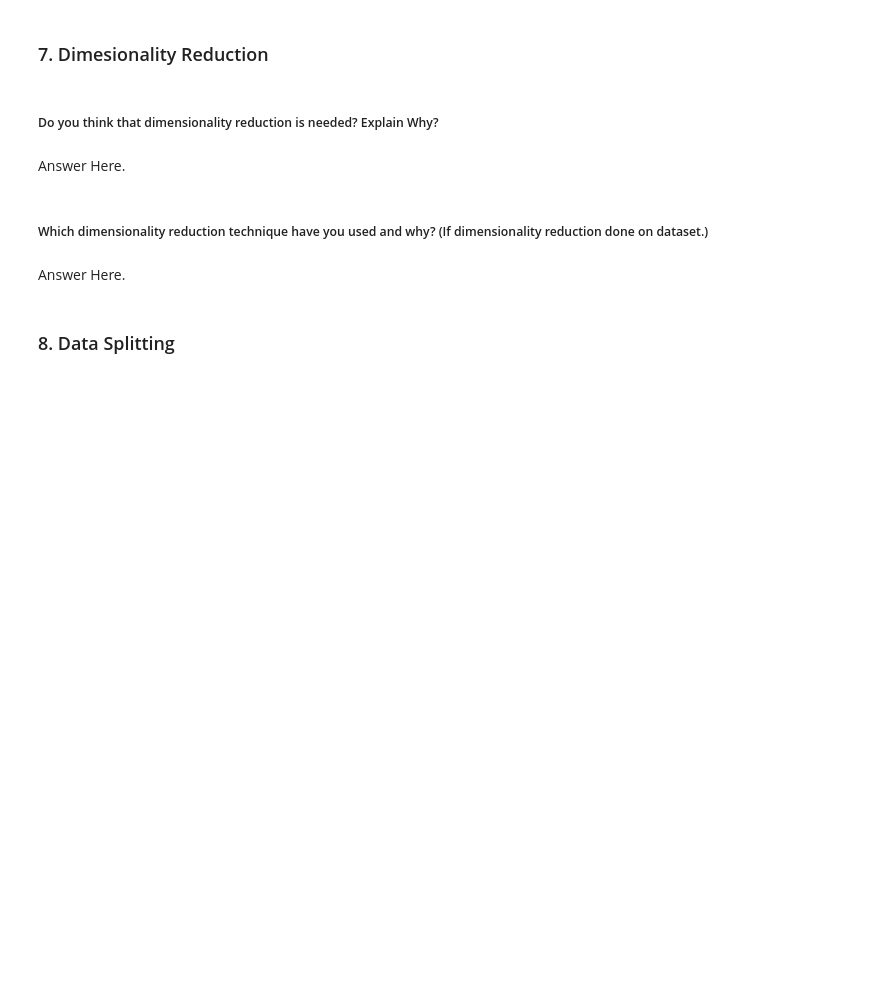
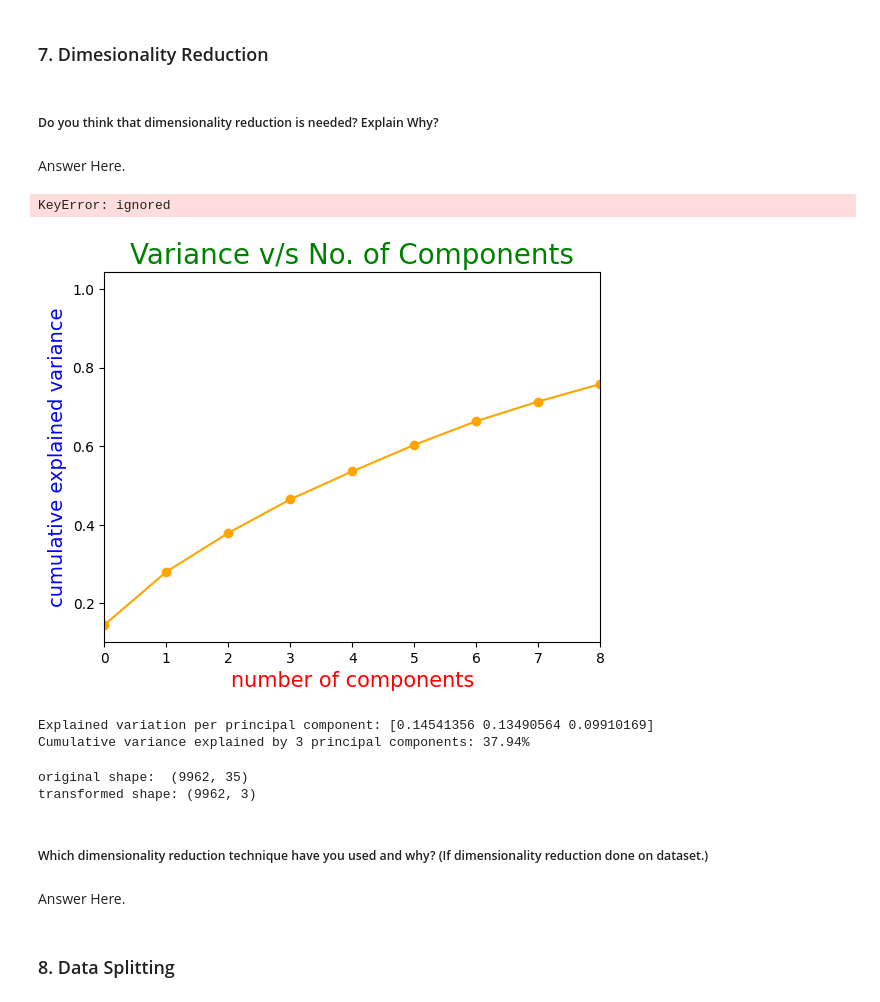
Before and after one commit to apurva-shrivastava/Zomato-Restaurant-Clustering-and-Sentiment-Analysis, a Jupyter notebook: Apurva_Zomato_Restaurant_Clustering_and_Sentiment_Analysis.ipynb, the cells around one changed output. Saved outputs shown, nothing was run; the diff lists cells and outputs as text; code cells hidden in the pictures; blank space fills up the shorter version.

Commit message:
implemented Dimensionality Reduction with the help of PCA.

```diff
--- a/Apurva_Zomato_Restaurant_Clustering_and_Sentiment_Analysis.ipynb
+++ b/Apurva_Zomato_Restaurant_Clustering_and_Sentiment_Analysis.ipynb
@@ -1358,3 +1366,53 @@ Answer Here.
+# %%
+# DImensionality Reduction (If needed)
+
+#applying pca
+#setting restaurant feature as index as it still had categorial value
+scaled_df.set_index(['Restaurant'],inplace=True)
+features = scaled_df.columns
+
+# create an instance of PCA
+pca = PCA()
+
+# fit PCA on features
+pca.fit(scaled_df[features])
+# %% [output]
+KeyError: ignored
+# %%
+#explained variance v/s no. of components
+plt.plot(np.cumsum(pca.explained_variance_ratio_), marker ='o')
+plt.xlabel('number of components',size = 15)
+plt.ylabel('cumulative explained variance')
+plt.title('Variance v/s No. of Components')
+plt.xlim([0, 8])
+plt.show()
+# %% [output]
+[figure, added]
+# %%
+#using n_component as 3
+pca = PCA(n_components=3)
+
+# fit PCA on features
+pca.fit(scaled_df[features])
+
+# explained variance ratio of each principal component
+print('Explained variation per principal component: {}'.format(pca.explained_variance_ratio_))
+# variance explained by three components
+print('Cumulative variance explained by 3 principal components: {:.2%}'.format(
+                                        np.sum(pca.explained_variance_ratio_)))
+
+# transform data to principal component space
+new_reduced_df = pca.transform(scaled_df[features])
+# %% [output]
+Explained variation per principal component: [0.14541356 0.13490564 0.09910169]
+Cumulative variance explained by 3 principal components: 37.94%
+# %%
+#shape
+print("original shape: ", scaled_df.shape)
+print("transformed shape:", new_reduced_df.shape)
+# %% [output]
+original shape:  (9962, 35)
+transformed shape: (9962, 3)
 # %% [markdown]
 ##### Which dimensionality reduction technique have you used and why? (If dimensionality reduction done on dataset.)
 # %% [markdown]
```
Also changed, not shown: parts of 2 cells of this notebook.
